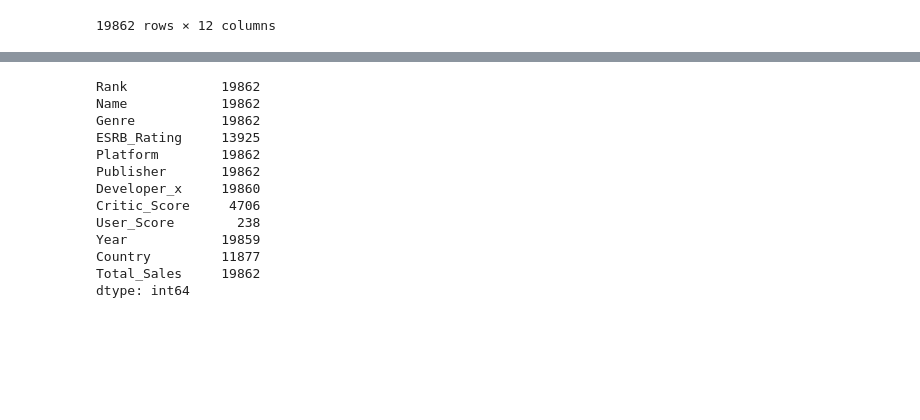
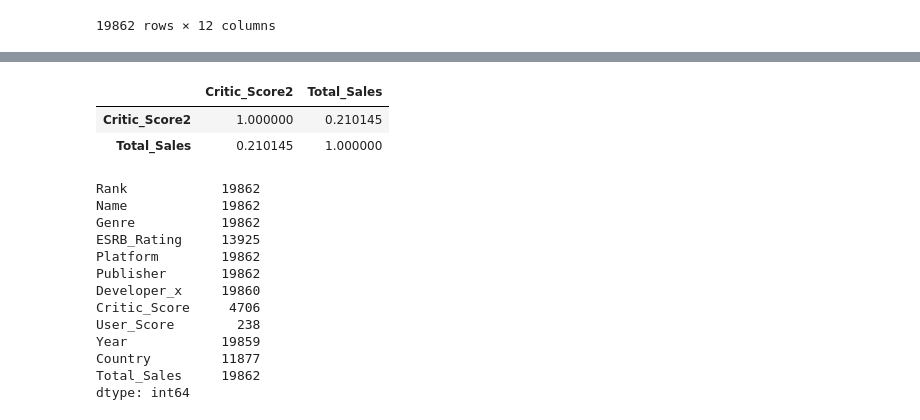
Before and after one commit to kntln/Video_Games_Sales, a Jupyter notebook: ML_RandomForestRegression.ipynb, the cells around one changed output, grey strips where cells are left out. Drawn from its saved outputs; the diff is of its cells as text; code cells hidden in the pictures; blank space fills up the shorter version.

```diff
--- a/ML_RandomForestRegression.ipynb
+++ b/ML_RandomForestRegression.ipynb
@@ -25,0 +48,4 @@ games_df
+# %%
+a = games_df.groupby(['Platform'])['Critic_Score'].mean().to_dict()
+# %%
+games_df['Critic_Score1'] = games_df.Platform.map(a)
@@ -25,0 +68,2 @@ games_df
+# %%
+games_df['Critic_Score2'] = np.where(games_df.Critic_Score.isna()==True, games_df.Critic_Score1, games_df.Critic_Score)
@@ -26,3 +105,11 @@ games_df
+# %%
+a = games_df[['Critic_Score2', 'Total_Sales']]
+# %%
+a.corr()
+# %% [output]
+|  | Critic_Score2 | Total_Sales |
+| Critic_Score2 | 1.000000 | 0.210145 |
+| Total_Sales | 0.210145 | 1.000000 |
 # %%
 # Count no NaNs in each column
 games_df.count()
```
Also changed, not shown: parts of 6 cells of this notebook.
